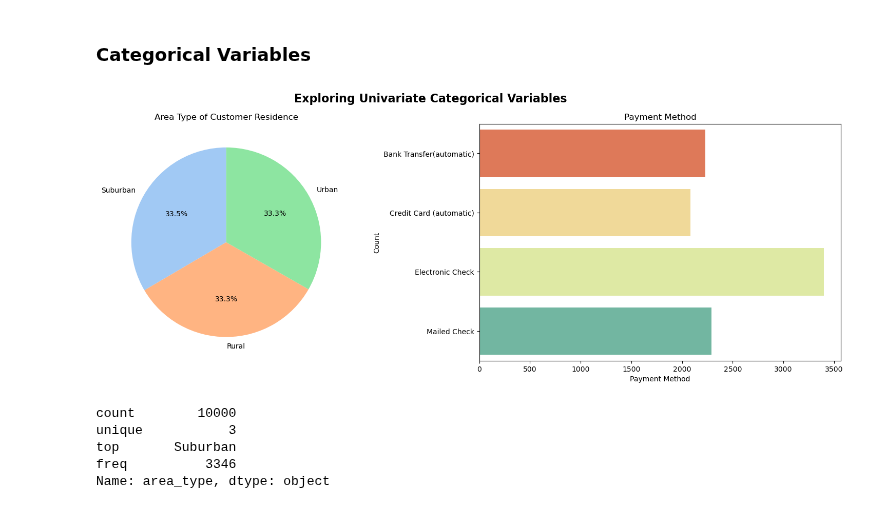
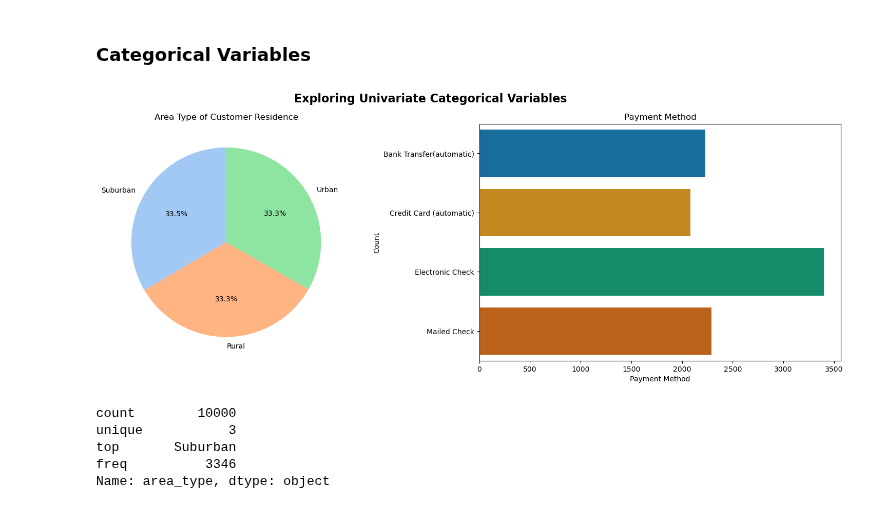
Before and after one commit to smmurdock/WGU-MSDA-DS, a Jupyter notebook: D207/Murdock_Shanay D207 PA Churn.ipynb, the cells around one changed output. Drawn from its saved outputs; the diff is of its cells as text; code cells hidden in the pictures.

```diff
--- a/D207/Murdock_Shanay D207 PA Churn.ipynb
+++ b/D207/Murdock_Shanay D207 PA Churn.ipynb
@@ -423,35 +423,35 @@ The `bandwidth_gb_year` column is a continuous variable with a bimodal distribut
 # %%
 # CATEGORICAL VARIABLES
 # area_type, payment_method
 fig, (ax0, ax1) = plt.subplots(1, 2, figsize=(20,6))
 
 # plt.figure(figsize=(15,6))
 fig.suptitle("Exploring Univariate Categorical Variables", fontsize=16, fontweight='bold')
 
 # Left plot - area_type
 area_type_counts = df['area_type'].value_counts()
 labels = ['Suburban', 'Rural', 'Urban']
 colors = sns.color_palette('pastel')
 ax0.pie(area_type_counts,
         labels=labels,
         autopct='%1.1f%%',
         startangle=90,
        colors=colors)
 ax0.set(title="Area Type of Customer Residence")
 
 # Right plot - payment_method
 order = df.groupby(by=['payment_method']).size().reset_index(name='Count')
 sns.countplot(df['payment_method'],
                ax=ax1,
-             palette='Spectral')
+             palette='colorblind')
 ax1.set(title="Payment Method",
        xlabel="Payment Method",
        ylabel="Count")
 
 # Show the plots
 plt.show();
 # %% [output]
-[figure, old version]
+[figure, new version]
 # %%
 df['area_type'].describe()
 # %% [output]
```
Also changed, not shown: parts of 5 cells of this notebook.
